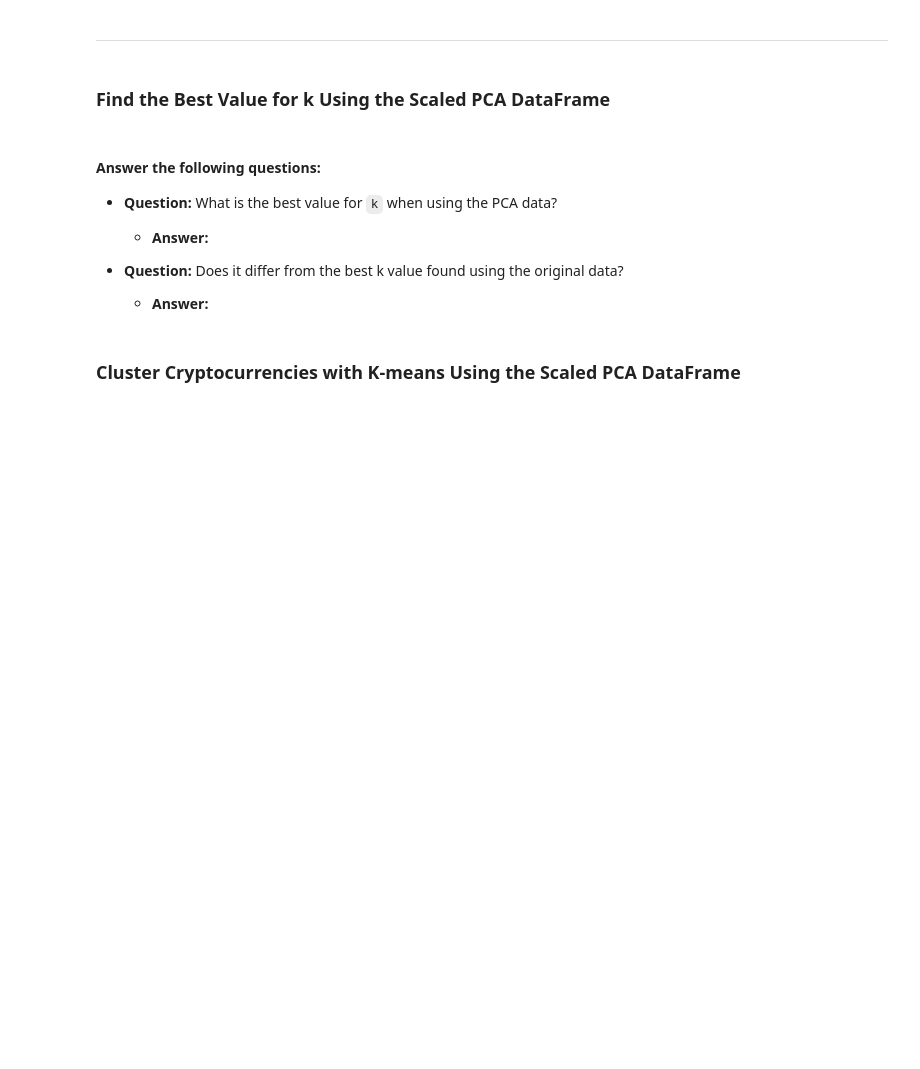
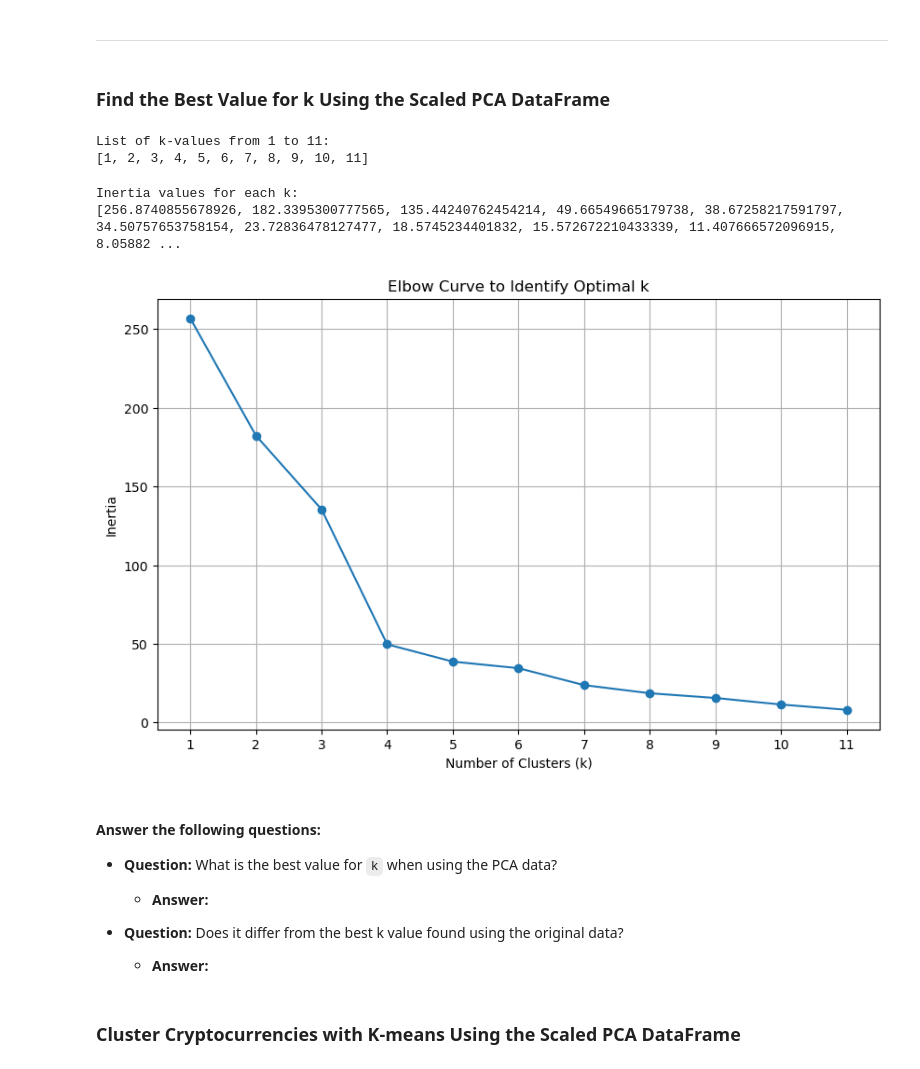
Before and after one commit to KendallBurkett/UT_Module_19, a Jupyter notebook: Crypto_Clustering.ipynb, the cells around one changed output. Drawn from its saved outputs; the diff is of its cells as text; code cells hidden in the pictures; blank space fills up the shorter version.

```diff
--- a/Crypto_Clustering.ipynb
+++ b/Crypto_Clustering.ipynb
@@ -147,12 +264,18 @@ df_market_data.hvplot.line(
 **Answer:**
 # %%
 # Create a new DataFrame with the PCA data.
-
+df_pca = pd.DataFrame(
+    pca_data,
+    columns=['PC1', 'PC2', 'PC3'],  # Naming the principal components
+    index=df_scaled_data.index  # Use the same index from the original scaled DataFrame
+)
 
 # Copy the crypto names from the original scaled DataFrame
-
+df_pca['coin_id'] = df_market_data.index
 
 # Set the coin_id column as index
-
+df_pca.set_index('coin_id', inplace=True)
 
 # Display the scaled PCA DataFrame
+print("Scaled PCA DataFrame:")
+display(df_pca.head())
@@ -162,22 +294,57 @@ df_market_data.hvplot.line(
 ### Find the Best Value for k Using the Scaled PCA DataFrame
 # %%
 # Create a list with the number of k-values from 1 to 11
+k_values = list(range(1, 12))
+
+# Display the list of k-values
+print("List of k-values from 1 to 11:")
+print(k_values)
+# %% [output]
+List of k-values from 1 to 11:
+[1, 2, 3, 4, 5, 6, 7, 8, 9, 10, 11]
 # %%
 # Create an empty list to store the inertia values
-
+inertia_values = []
 
 # Create a for loop to compute the inertia with each possible value of k
 # Inside the loop:
+for k in k_values:
 # 1. Create a KMeans model using the loop counter for the n_clusters
+    kmeans_model = KMeans(n_clusters=k, random_state=1)
 # 2. Fit the model to the data using `df_market_data_pca`
+    kmeans_model.fit(df_pca)
 # 3. Append the model.inertia_ to the inertia list
+    inertia_values.append(kmeans_model.inertia_)
+
+
+# Display the inertia values
+print("Inertia values for each k:")
+print(inertia_values)
+# %% [output]
+Inertia values for each k:
+[256.8740855678926, 182.3395300777565, 135.44240762454214, 49.66549665179738, 38.67258217591797, 34.50757653758154, 23.72836478127477, 18.5745234401832, 15.572672210433339, 11.407666572096915, 8.05882 ...
 # %%
 # Create a dictionary with the data to plot the Elbow curve
+elbow_data = {
+    "k": k_values,
+    "inertia": inertia_values
+}
 
 # Create a DataFrame with the data to plot the Elbow curve
+df_elbow = pd.DataFrame(elbow_data)
 # %%
 # Plot a line chart with all the inertia values computed with
 # the different values of k to visually identify the optimal value for k.
+plt.figure(figsize=(10, 6))
+plt.plot(df_elbow['k'], df_elbow['inertia'], marker='o')
+plt.title('Elbow Curve to Identify Optimal k')
+plt.xlabel('Number of Clusters (k)')
+plt.ylabel('Inertia')
+plt.xticks(k_values)  # Ensure all k values are labeled on the x-axis
+plt.grid(True)
+plt.show()
+# %% [output]
+[figure, added]
 # %% [markdown]
 #### Answer the following questions:
 
```
Also changed, not shown: parts of 26 cells of this notebook.
